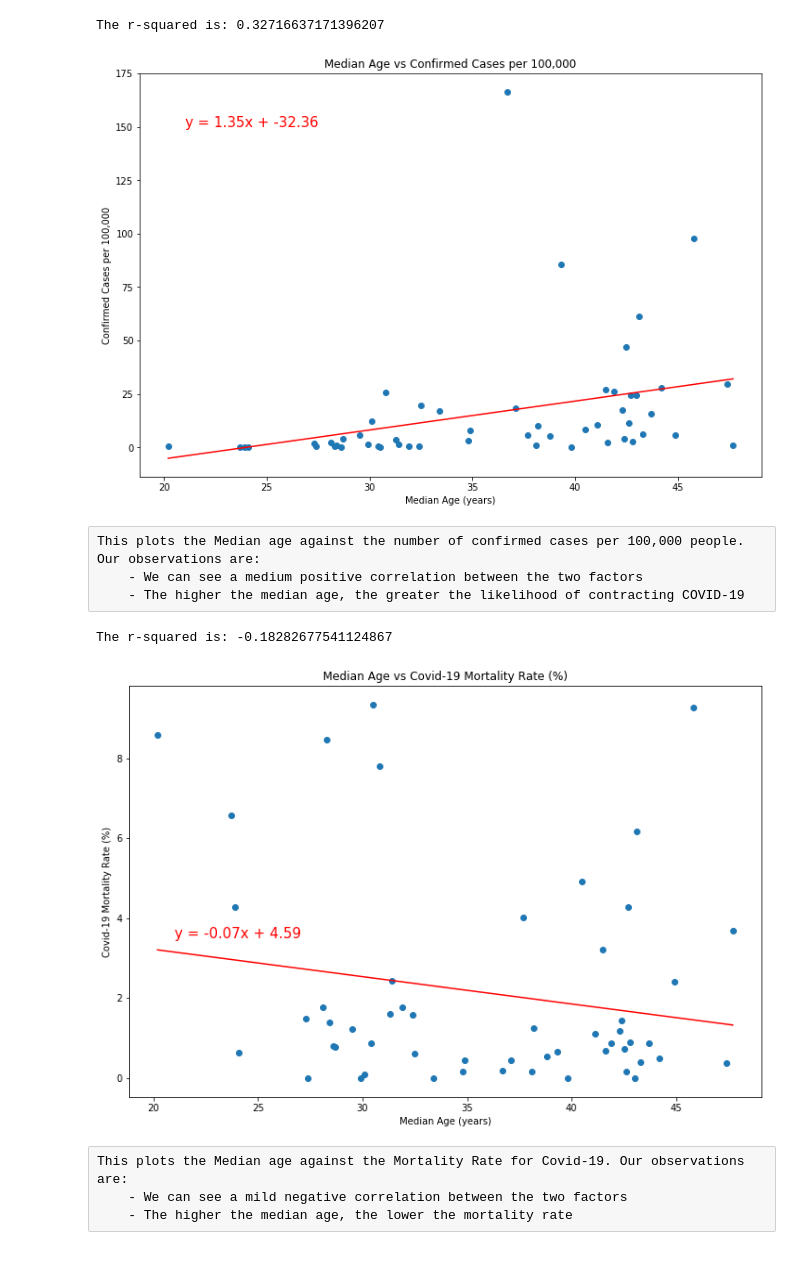
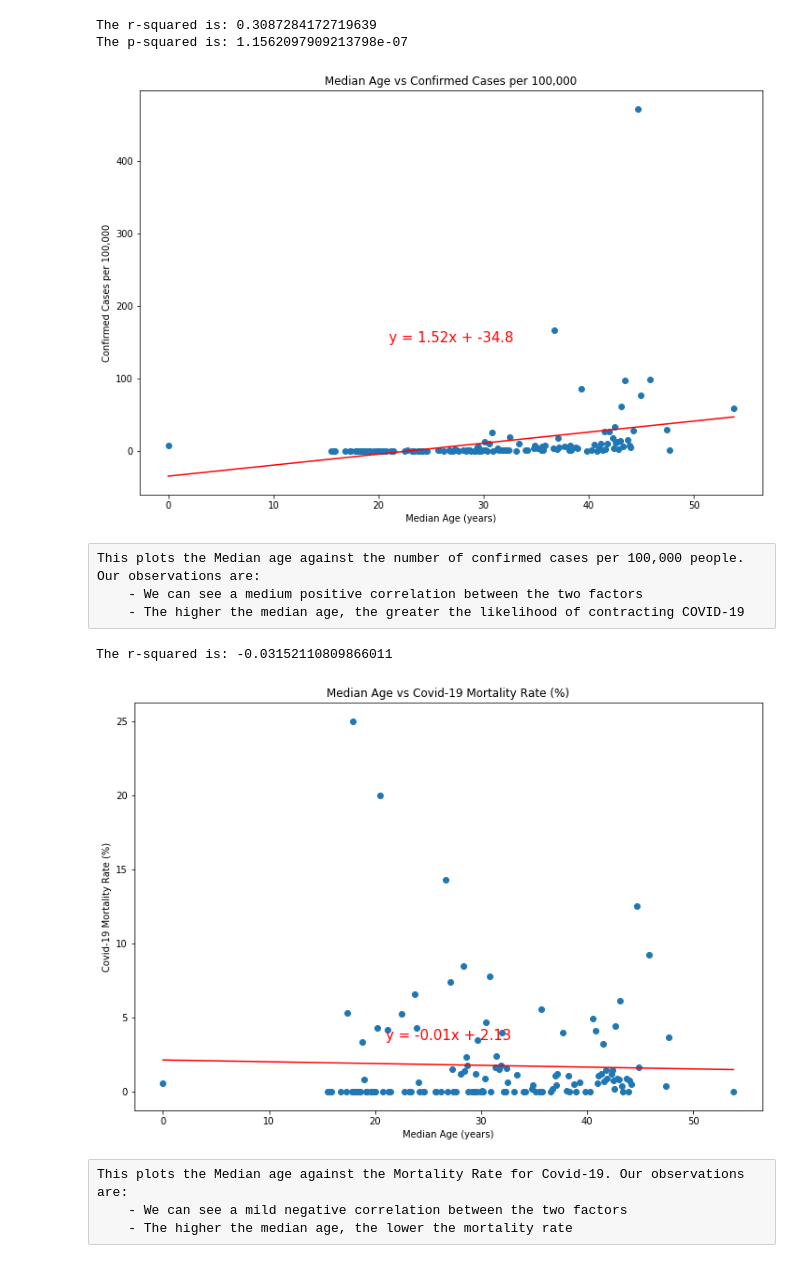
Before and after one commit to shozi91/PredictingCOVID, a Jupyter notebook: merged_data.ipynb, the cells around one changed output. Cells and saved outputs as stored; diff of their text form; code cells hidden in the pictures.

Commit message:
fixed bahamas

```diff
--- a/merged_data.ipynb
+++ b/merged_data.ipynb
@@ -57,8 +57,8 @@ covid_df['Last Update'] = covid_df['Last Update'].map(lambda x: x[0:10])
 aggregation_functions = {'Confirmed': 'sum',
                          'Deaths': 'sum',
                          'Recovered': 'sum',
-                         'Latitude': 'mean',
-                         'Longitude': 'mean'}
+                         'Latitude': 'first',
+                         'Longitude': 'first'}
 grouped_covid_df = covid_df.groupby(['Country/Region']).agg(aggregation_functions)
 
 #grouped_covid_df.drop(['Latitude','Longitude'],1,inplace=True)
@@ -119,7 +119,7 @@ complete_df['Country'] = complete_df['Country'].replace({'Congo (Kinshasa)':'Con
 complete_df['Country'] = complete_df['Country'].replace({'Democratic Republic of the Congo':'Congo, Democratic Republic Of The'})
 complete_df['Country'] = complete_df['Country'].replace({'Republic of the Congo':'Congo, Democratic Republic Of The'})
 complete_df['Country'] = complete_df['Country'].str.replace(pat='andorra',repl='Andorra',case=False)
-complete_df['Country'] = complete_df['Country'].str.replace(pat='Bahamas, the',repl='Bahamas',case=False)
+complete_df['Country'] = complete_df['Country'].str.replace(pat='The Bahamas',repl='Bahamas',case=False)
 complete_df['Country'] = complete_df['Country'].str.replace(pat=' and ',repl=' And ',case=False)
 complete_df['Country'] = complete_df['Country'].str.replace(pat='of ',repl='Of ',case=False)
 complete_df['Country'] = complete_df['Country'].str.replace(pat='United States of America',repl='United States',case=False)
@@ -157,6 +162,6 @@ complete_df['Country'] = complete_df['Country'].str.replace(pat='Republic Of Kor
 # %%
-aggregation_functions = {'Latitude': 'mean',
-                         'Longitude': 'mean',
+aggregation_functions = {'Latitude': 'first',
+                         'Longitude': 'first',
                          'Confirmed': 'sum',
                          'Deaths': 'sum',
                          'Recovered': 'sum',
@@ -204,12 +206,11 @@ complete_df = complete_df[(complete_df.T != 0).any()]
 # %%
 complete_df.to_csv(os.path.join('Final Data','complete_data.csv'), index=True)
 # %%
-confirmed_df = complete_df.loc[complete_df["Confirmed"] > 199]
+confirmed_df = complete_df.loc[complete_df["Confirmed"] > 0]
 confirmed_df["Mortality Rate (%)"] = round((confirmed_df["Deaths"]/confirmed_df["Confirmed"])*100,2)
 confirmed_df["Confirmed Per 100000"] = (confirmed_df["Confirmed"]/confirmed_df["Population"])*100000
 
 confirmed_df.sort_values('Confirmed Per 100000')
-#confirmed_df
 # %% [output]
 |  | Latitude | Longitude | Confirmed | Deaths | Recovered | GDP | GDP Per Capita | Population | Median Age | ... |
 | Country |  |  |  |  |  |  |  |  |  | ... |
@@ -232,29 +233,31 @@ confirmed_df.sort_values('Confirmed Per 100000')
 # %%
 plt.figure(figsize=(12,8))
 
 med_age = confirmed_df.groupby("Median Age")
 
 confirmed_per100000 = med_age["Confirmed Per 100000"].mean()
 
 (slope, intercept, rvalue, pvalue, stderr) = st.linregress(confirmed_per100000.index, confirmed_per100000.values)
 regress_values = confirmed_per100000.index * slope + intercept
 line_eq = "y = " + str(round(slope,2)) + "x + " + str(round(intercept,2))
 
 plt.scatter(confirmed_per100000.index, confirmed_per100000.values)
 plt.plot(confirmed_per100000.index,regress_values,"r-")
 plt.annotate(line_eq,(21,150),fontsize=15,color="red")
 
 plt.title("Median Age vs Confirmed Cases per 100,000")
 
 plt.xlabel("Median Age (years)")
 plt.ylabel("Confirmed Cases per 100,000")
 
 print(f"The r-squared is: {rvalue}")
-
+pvalue = stats.ttest_ind(confirmed_df["Median Age"], confirmed_df["Confirmed Per 100000"], equal_var=False)[1]
+print(f"The p-squared is: {pvalue}")
 plt.show()
 # %% [output]
-The r-squared is: 0.32716637171396207
+The r-squared is: 0.3087284172719639
+The p-squared is: 1.1562097909213798e-07
-[figure, old version]
+[figure, new version]
 # %% [raw]
 This plots the Median age against the number of confirmed cases per 100,000 people. Our observations are:
     - We can see a medium positive correlation between the two factors
@@ -283,8 +286,8 @@ print(f"The r-squared is: {rvalue}")
 
 plt.show()
 # %% [output]
-The r-squared is: -0.18282677541124867
+The r-squared is: -0.03152110809866011
-[figure, old version]
+[figure, new version]
 # %% [raw]
 This plots the Median age against the Mortality Rate for Covid-19. Our observations are:
     - We can see a mild negative correlation between the two factors
```
Also changed, not shown: parts of 8 cells of this notebook, 1 other file.
